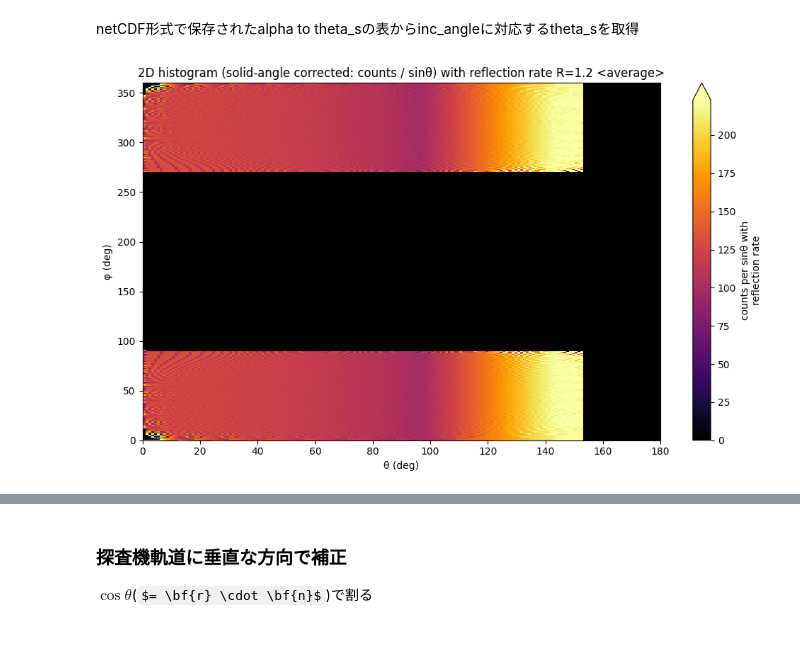
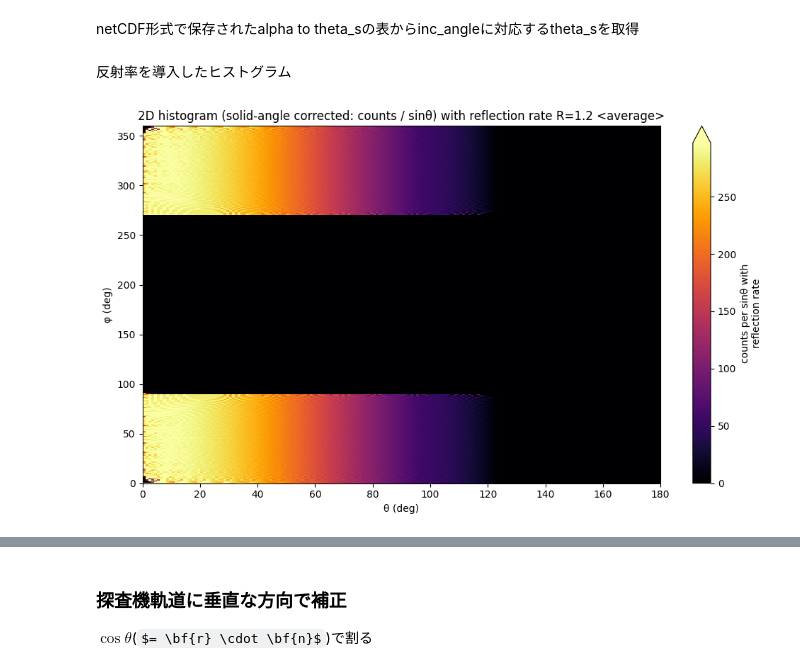
Before and after one commit to AyutoK/sphere_ref, a Jupyter notebook: sphere-reflection_fine.ipynb, the cells around one changed output, grey strips where cells are left out. Drawn from its saved outputs; the diff is of its cells as text; code cells hidden in the pictures; some formulas as TeX source; blank space fills up the shorter version.

```diff
--- a/sphere-reflection_fine.ipynb
+++ b/sphere-reflection_fine.ipynb
@@ -1176,44 +1150,60 @@ if R2 != 1000000:
     inc_angle = att_da.sel(H=R2, method="nearest")
 else:
     inc_angle = ste_da["theta"]/2
+# %% [markdown]
+反射率を導入したヒストグラム
 # %%
 target = "ganymede" # "moon" or "ganymede"
 
+e0 = 1.0
 e1, e2, H_obs, D_moon, R_moon, e1, e2, tandelta = get_default_param(target)
 
-Rtm, Rte, Rave = get_reflection_rate_angle(np.radians(inc_angle.values), e0=1.0, e1=e1)
+Rtm = []
+Rte = []
+Rave = []
+
+for i in range(len(inc_angle.values)):
+    theta_s = np.radians(inc_angle.values[i])
+    Rtm_p, Rte_p, Rave_p = get_reflection_rate_angle(theta_s, e0, e1)
+    Rtm.append(Rtm_p)
+    Rte.append(Rte_p)
+    Rave.append(Rave_p)
+
+Rtm = np.array(Rtm)
+Rte = np.array(Rte)
+Rave = np.array(Rave)
 
 # ste_da の theta 軸に対して Rave をかけ合わせる（xarray の次元名でブロードキャストさせる）
 Rave_da = xr.DataArray(Rave, coords={"theta": ste_da["theta"]}, dims=("theta",))
-Rave_da = Rave_da.where(Rave_da <= 1, 0) # 反射率1以上を0でマスク(予期しない挙動防止)
+#Rave_da = Rave_da.where(Rave_da <= 1, 0) # 反射率1以上を0でマスク(予期しない挙動防止)
 
 Rte_da = xr.DataArray(Rte, coords={"theta": ste_da["theta"]}, dims=("theta",))
-Rte_da = Rte_da.where(Rte_da <= 1, 0) # 反射率1以上を0でマスク(予期しない挙動防止)
+#Rte_da = Rte_da.where(Rte_da <= 1, 0) # 反射率1以上を0でマスク(予期しない挙動防止)
 
 Rtm_da = xr.DataArray(Rtm, coords={"theta": ste_da["theta"]}, dims=("theta",))
-Rtm_da = Rtm_da.where(Rtm_da <= 1, 0) # 反射率1以上を0でマスク(予期しない挙動防止)
+#Rtm_da = Rtm_da.where(Rtm_da <= 1, 0) # 反射率1以上を0でマスク(予期しない挙動防止)
 
 apply_ref = "average" # "average" or "TE" or "TM"
 
 if apply_ref == "average":
     use_ref_da = Rave_da
 elif apply_ref == "TE":
     use_ref_da = Rte_da
 elif apply_ref == "TM":
     use_ref_da = Rtm_da
 else:
     raise ValueError("Invalid apply_ref value. Choose from 'average', 'TE', or 'TM'.")
 
 # xarray.DataArray には .abs() は無いので、Python の abs()（= DataArray.__abs__）を使う
 ste_da_ref = (ste_da * abs(use_ref_da)).rename("counts per sinθ with reflection rate")
 
 plt.figure(figsize=(10, 6))
 ste_da_ref.plot.imshow(x="theta", y="phi", origin="lower", cmap="inferno", robust=True)
 plt.xlabel("θ (deg)")
 plt.ylabel("φ (deg)")
 plt.title(f"2D histogram (solid-angle corrected: counts / sinθ) with reflection rate R={R2} <{apply_ref}>")
 plt.tight_layout()
-#plt.savefig(fp + f"2dhist_theta_vs_phi_counts_per_sin_theta_w_ref_R{R2}_{apply_ref}.png")
-#plt.show()
+plt.savefig(fp + f"2dhist_theta_vs_phi_counts_per_sin_theta_w_ref_R{R2}_{apply_ref}.png")
+plt.show()
 # %% [output]
-[figure, old version]
+[figure, new version]
```
Also changed, not shown: parts of 6 cells of this notebook, 1 other file.
